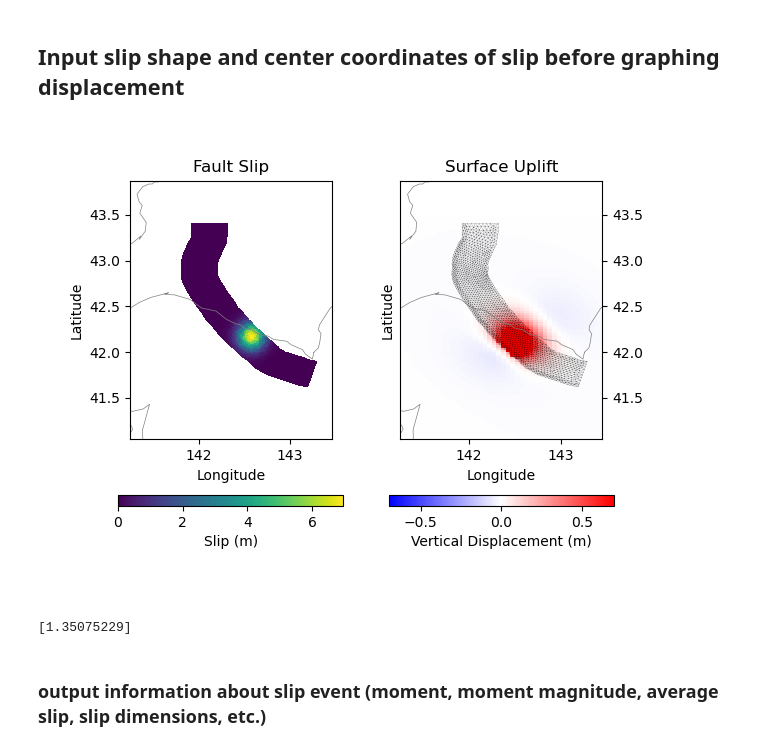
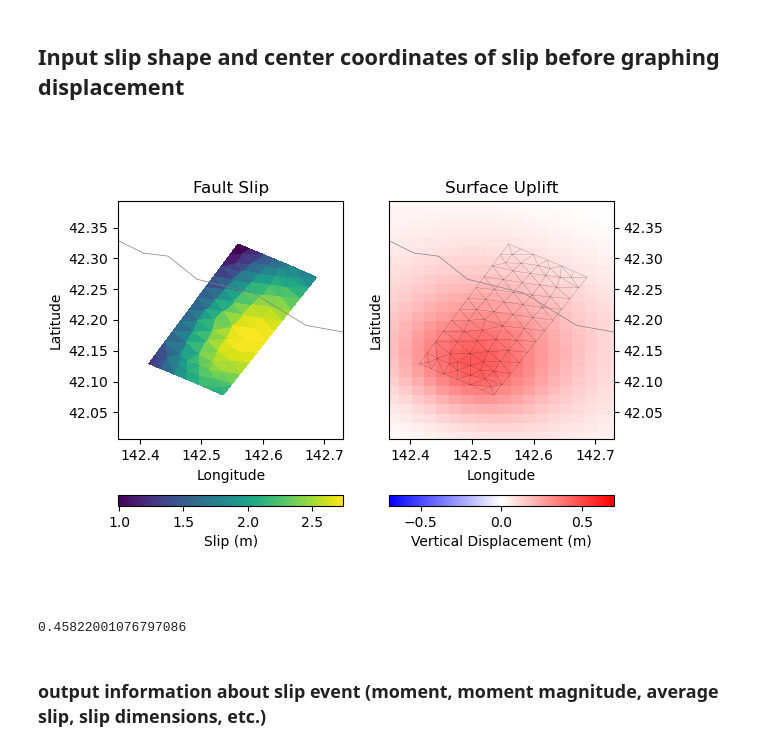
Before and after one commit to e-middleton/Emily_fault_displacement, a Jupyter notebook: fault_displacement.ipynb, the cells around one changed output. Saved outputs shown, nothing was run; the diff lists cells and outputs as text; code cells hidden in the pictures.

```diff
--- a/fault_displacement.ipynb
+++ b/fault_displacement.ipynb
@@ -45,7 +45,7 @@ def wrap2360(lon):
 # %%
 # Read in source fault
 # filename = "cascadia.msh"
-filename = "UrahoroAvg.msh"
+filename = "japan.msh"
 mesh = dict()
 meshobj = meshio.read(filename)
 mesh["file_name"] = filename
@@ -102,8 +102,8 @@ mesh["dip_flag"] = mesh["dip"] != 90
 # ys = np.linspace(40, 50, 100)
 
 # Hokkaido range
-xs = np.linspace(140, 145, 100)
-ys = np.linspace(41, 43.5, 100)
+xs = np.linspace(140, 144, 200)
+ys = np.linspace(41, 44, 200)
 
 # Reshape grid
 obsx, obsy = np.meshgrid(xs, ys)
@@ -172,7 +172,7 @@ fig, ax = plt.subplots()
 ax.tripcolor(mesh["points"][:, 0], mesh["points"][:, 1], mesh["verts"], facecolors=mesh["strike"])
 # Add coastline
 ax.plot(coast.lon+360*(1-lon_corr), coast.lat, color="gray", linewidth=0.5)
-ax.set(xlim=(xmin, xmax), ylim=(ymin, ymax), aspect='equal')
+ax.set(xlim=(xmin-1, xmax+1), ylim=(ymin, ymax), aspect='equal')
 plt.show()
 
 # #Show elements colored by depth
@@ -312,13 +312,13 @@ lat_center = 42.172 #Tok: 42.45 ; 1982: 42.172
 sub_az = 290 #angle of the subduction azimuth
 
 # Stretch of slip gradient in x, y plus rotation angle
-slip_shape = np.array([0.1, 0.1, 230])
+slip_shape = np.array([0.09, 0.15, 230])
 #Tok: [0.025, 0.12, 145]
 #1892: [0.05, 0.08, 230]
 
 #s only magnitude, not direction for each triangle
 #2.5 means 2.5 m of slip is the max
-s = radgauss(lon_center, lat_center, 7, mesh["centroids"][:, 0], mesh["centroids"][:, 1], slip_shape)
+s = radgauss(lon_center, lat_center, 2.75, mesh["centroids"][:, 0], mesh["centroids"][:, 1], slip_shape)
 mesh["slip"] = s
 # s = new_grid_slip
 # mesh["rake"] = new_rake_vals
@@ -391,37 +391,37 @@ ax[0].set_xlabel("Longitude")
 # hf.close()
 
 # Get limits of displacement that is being plotted
 #pred disp 2 means vertical displacement at the grid points (0 is east west and 1 is north/south) after matrix multiplication
 #plot_disp = (pred_disp[2::3] - ref_pred_disp[2::3])
-plot_disp = (pred_disp[2::3])
+plot_disp = pred_disp[2::3]
 max_mag = np.max([np.max(plot_disp), np.abs(np.min(plot_disp))])
 #gdo = ax[2].pcolormesh(obsx, obsy, plot_disp.reshape(np.shape(obsx)), shading="auto", cmap="bwr", vmin=-max_mag, vmax=max_mag) #we can assume maxSlip=1, pos=red, neg=blue
 #set color scale to being UNIFORM not dependent on max for that run/trial
 #used to be vmin=-max_mag, vmax=max_mag, changing it to -0.5 = min, 0.5 = max
 gdo = ax[1].pcolormesh(obsx, obsy, plot_disp.reshape(np.shape(obsx)), shading="auto", cmap="bwr", vmin=-0.7, vmax=0.7)
 #fig.colorbar(gdo, ax=ax[2], orientation='horizontal')
 cbar = fig.colorbar(gdo, ax=ax[1], orientation='horizontal')
 cbar.set_label("Vertical Displacement (m)")
 # Draw the fault
 #ax[2].triplot(mesh["points"][:, 0], mesh["points"][:, 1], mesh["verts"], linewidth=0.25, color='k')
 ax[1].triplot(mesh["points"][:,0], mesh["points"][:,1], mesh["verts"], linewidth=0.1, color='k')
 # Add coastline
 # ax[2].plot(coast.lon+360*(1-lon_corr), coast.lat, color="gray", linewidth=0.5)
 # ax[2].set(xlim=(xmin, xmax), ylim=(ymin, ymax), aspect='equal')
 # ax[2].yaxis.tick_right()
 # ax[2].title.set_text("Grid displacement")
 ax[1].plot(coast.lon+360*(1-lon_corr), coast.lat, color="gray", linewidth=0.5)
 ax[1].set(xlim=(xmin, xmax), ylim=(ymin, ymax), aspect='equal')
 ax[1].yaxis.tick_right()
 plt.ylabel("Latitude")
 plt.xlabel("Longitude")
 ax[1].title.set_text("Surface Uplift")
 plt.show()
 
-print(max(pred_disp[2::3]))
+print(np.max(pred_disp[2::3]))
 # %% [output]
-[figure, old version]
+[figure, new version]
-[1.35075229]
+0.45822001076797086
 # %% [markdown]
 ### output information about slip event (moment, moment magnitude, average slip, slip dimensions, etc.)
 # %%
```
Also changed, not shown: parts of 16 cells of this notebook.
